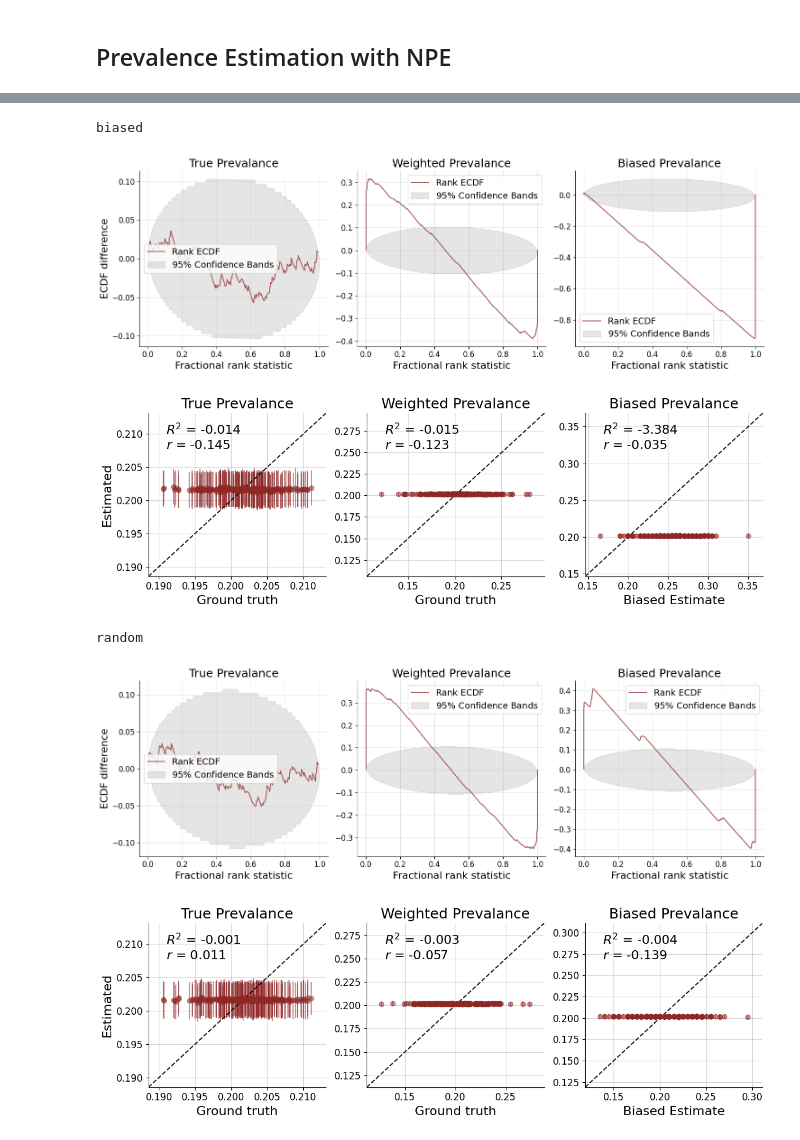
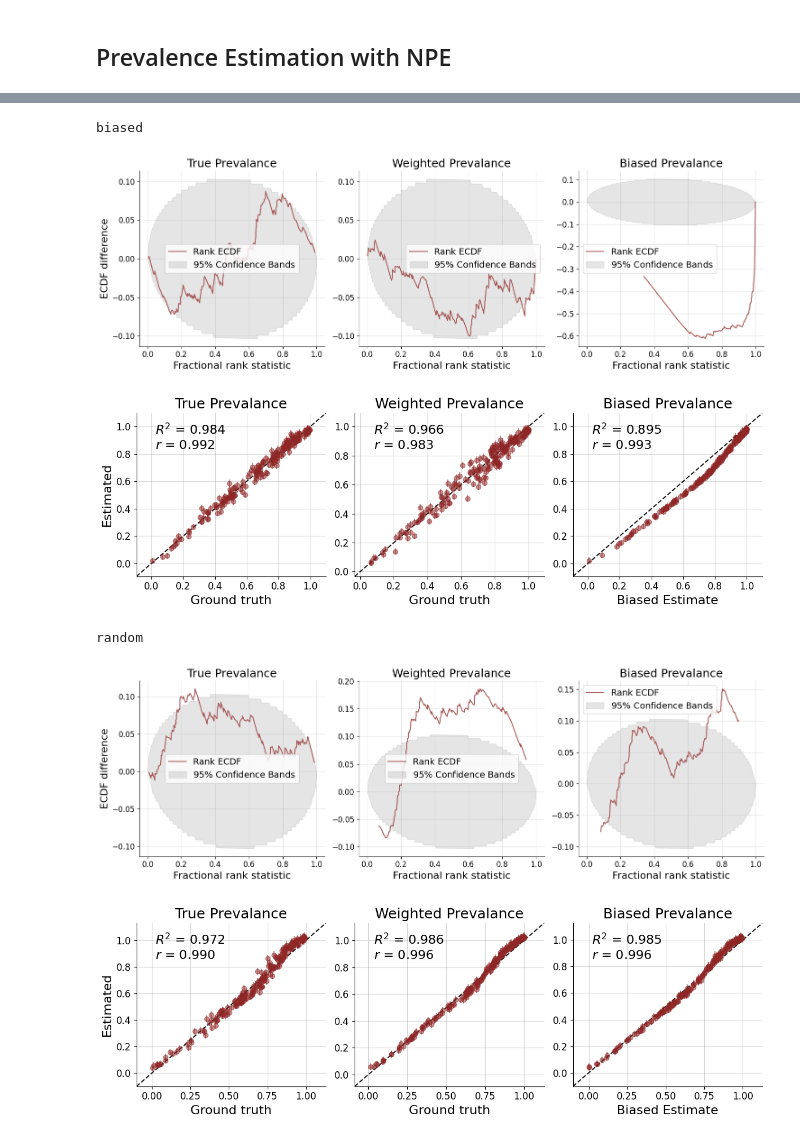
Before and after one commit to arrjon/AmortizedSelectionBias, a Jupyter notebook: Prevalance.ipynb, the cells around one changed output, grey strips where cells are left out. Cells and saved outputs as stored; diff of their text form; code cells hidden in the pictures.

```diff
--- a/Prevalance.ipynb
+++ b/Prevalance.ipynb
@@ -231,7 +365,7 @@ summary_net = DeepSet(summary_dim=2)
 inference_net = InvertibleNetwork(
     num_params=len(param_names),
     num_coupling_layers=3,
-    #permutation="learnable"
+    permutation="learnable"
 )
 amortizer = AmortizedPosterior(
     inference_net=inference_net,
@@ -281,7 +412,7 @@ prior_draws = valid_data['prior_draws']
 # %%
 history = trainer.train_offline(
     simulations_dict=offline_data,
-    epochs=10,
+    epochs=30,
     batch_size=128,
     early_stopping=True,
     validation_sims=valid_data
@@ -331,8 +444,8 @@ for sample, sample_name, p in zip([true_biased_sample, true_random_sample], ['Bi
     posterior_samples = posterior_samples * prior_std + prior_mean
 
     fig = bf.diagnostics.plot_posterior_2d(
-        posterior_draws=np.exp(posterior_samples),
-        prior_draws=np.exp(prior_draws),
+        posterior_draws=posterior_samples,
+        prior_draws=prior_draws,
         param_names=[param_names[0]]
     )
     # add the true parameters
@@ -341,14 +454,10 @@ for sample, sample_name, p in zip([true_biased_sample, true_random_sample], ['Bi
     for i, a in enumerate(ax):
         # plot only on the diagonal
         if i == i // len(param_names) * (len(param_names)+1):
+            x = np.linspace(0, 1, 100)
+            y = analytical_posterior.pdf(x)
+            a.plot(x, y, color='green', label='Weighted Posterior')
             a.axvline(true_prevalence, color='b', label='True')
-            a.axvline(weighted_prevalence, color='r', label='Weighted')
-            a.axvline(p, color='g', label=sample_name)
-            #a.axvline(random_prevalence, color='y', label='Random')
-            #print(logistic_params)
-            #a.axvline(np.exp(true_params[param_names[j]]), color='b', label='True')
-            #a.axvline(logistic_params[2], color='r', label='Logistic Weighted')
-            #a.axvline(logistic_params[1], color='g', label='Logistic')
             a.legend(loc='upper right', bbox_to_anchor=(1.5, 1))
             j += 1
     plt.show()
@@ -360,38 +469,38 @@ Random
 # %%
 combined_names = ['True Prevalance', 'Weighted Prevalance', 'Biased Prevalance']
 for overrepresented, sample_name in zip([True, False], ['biased', 'random']):
     print(sample_name)
 
-    test_data = generative_model(200, sample_size=200, urban_overrepresented=overrepresented, seed=True)
-    test_data_weighted = generative_model(200, sample_size=200, urban_overrepresented=overrepresented, output='weighted', seed=True)
-    test_data_biased = generative_model(200, sample_size=200, urban_overrepresented=overrepresented, output='biased', seed=True)
+    test_data = generative_model(200, sample_size=200, urban_overrepresented=overrepresented,
+                                 stratified=False)
+    test_data_weighted = generative_model(200, sample_size=200, urban_overrepresented=overrepresented,
+                                          output='weighted', stratified=False)
+    test_data_biased = generative_model(200, sample_size=200, urban_overrepresented=overrepresented,
+                                        output='biased', stratified=False)
     test_params = test_data['prior_draws']
     test_params_weighted = test_data_weighted['prior_draws']
     test_params_biased = test_data_biased['prior_draws']
-    assert np.all(test_data['sim_data'] == test_data_weighted['sim_data'])
-    assert np.all(test_data['sim_data'] == test_data_biased['sim_data'])
 
-    posterior_samples = trainer.amortizer.sample(trainer.configurator(test_data), n_samples=1000)
-    posterior_samples = posterior_samples * prior_std + prior_mean
+    posterior_samples1 = trainer.amortizer.sample(trainer.configurator(test_data), n_samples=1000)
+    posterior_samples1 = posterior_samples1 * prior_std + prior_mean
+    posterior_samples2 = trainer.amortizer.sample(trainer.configurator(test_data_weighted), n_samples=1000)
+    posterior_samples2 = posterior_samples2 * prior_std + prior_mean
+    posterior_samples3 = trainer.amortizer.sample(trainer.configurator(test_data_biased), n_samples=1000)
+    posterior_samples3 = posterior_samples3 * prior_std + prior_mean
 
-    posterior_samples = np.concatenate((posterior_samples, posterior_samples, posterior_samples), axis=-1)
+    posterior_samples = np.concatenate((posterior_samples1, posterior_samples2, posterior_samples3), axis=-1)
     test_params = np.concatenate((test_params, test_params_weighted, test_params_biased), axis=-1)
-    posterior_samples = np.exp(posterior_samples)
-    test_params = np.exp(test_params)
-    t = test_params[:, 1] < 0.4
-    test_params = test_params[t]
-    posterior_samples = posterior_samples[t]
 
     bf.diagnostics.plot_sbc_ecdf(posterior_samples, test_params, difference=True, param_names=combined_names)
     fig = bf.diagnostics.plot_recovery(posterior_samples, test_params, param_names=combined_names)
     ax = fig.get_axes()
     ax[-1].set_xlabel('Weighted Estimate')
     ax[-1].set_xlabel('Biased Estimate')
     plt.show()
 # %% [output]
 biased
-[figure, old version]
+[figure, new version]
-[figure, old version]
+[figure, new version]
 random
-[figure, old version]
+[figure, new version]
-[figure, old version]
+[figure, new version]
```
Also changed, not shown: parts of 20 cells of this notebook.
